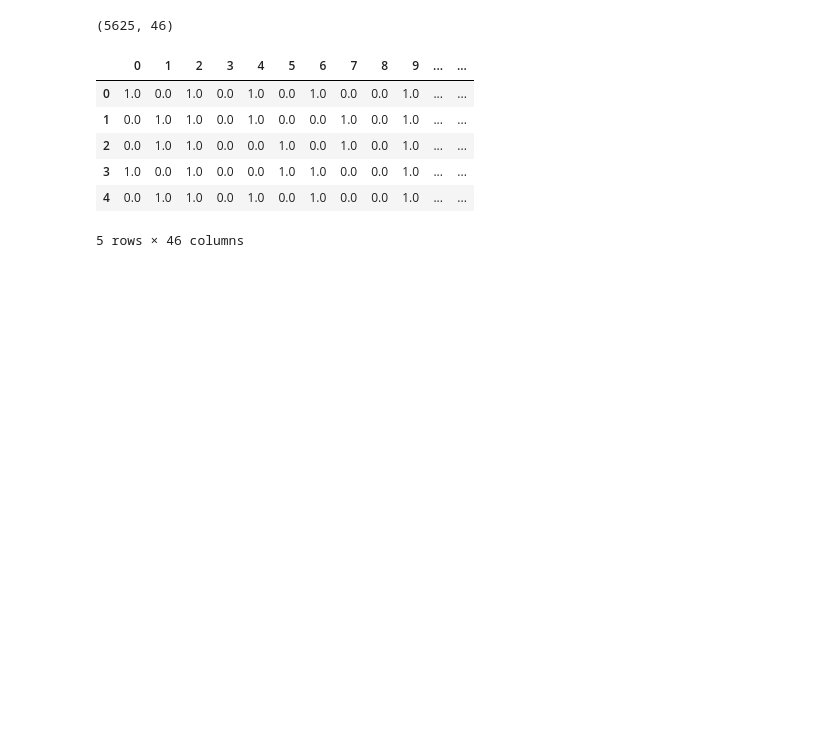
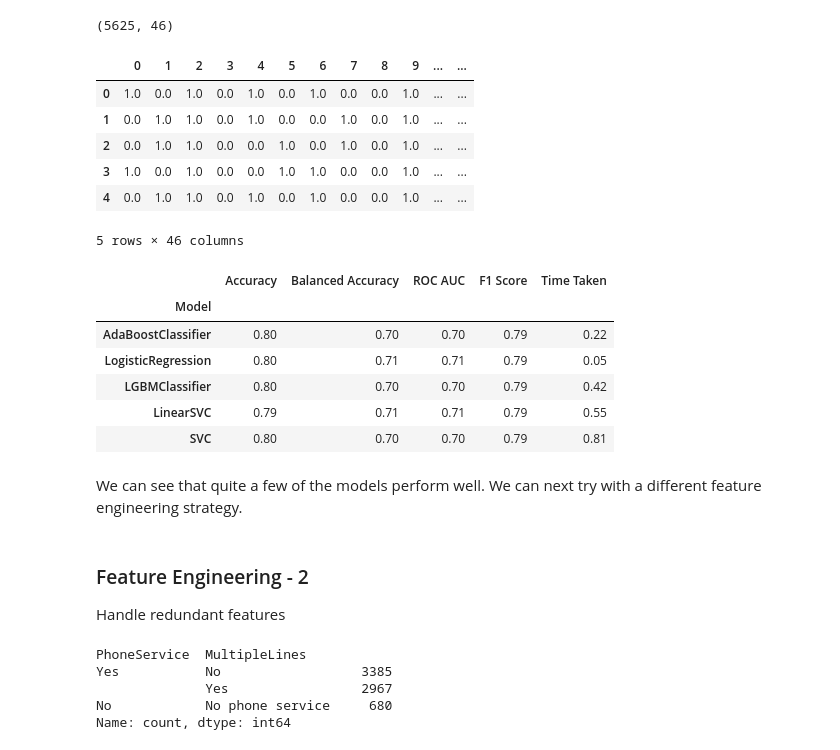
Before and after one commit to ge0rgeth0mas/telco-customer-churn, a Jupyter notebook: telco_customer_churn/modeling/model_feature_selection.ipynb, the cells around one changed output. Saved outputs shown, nothing was run; the diff lists cells and outputs as text; code cells hidden in the pictures; blank space fills up the shorter version.

Commit message:
Feature Engineering continued

```diff
--- a/telco_customer_churn/modeling/model_feature_selection.ipynb
+++ b/telco_customer_churn/modeling/model_feature_selection.ipynb
@@ -76,9 +76,9 @@ One-Hot Encoding with all features intact
 # %%
 from sklearn.model_selection import train_test_split
 
-X = data.copy().drop('Churn', axis=1)
+X1 = data.copy().drop('Churn', axis=1)
 y = data['Churn'].replace({'Yes':1, 'No': 0})
-cat_columns = X.select_dtypes(include='object').columns
-num_columns = X.select_dtypes(include='number').columns
+cat_columns = X1.select_dtypes(include='object').columns
+num_columns = X1.select_dtypes(include='number').columns
 
-X_train, X_test, y_train, y_test = train_test_split(X, y, test_size=0.2, random_state=1)
+X_train1, X_test1, y_train1, y_test1 = train_test_split(X1, y, test_size=0.2, random_state=1)
@@ -86,13 +90,13 @@ X_train, X_test, y_train, y_test = train_test_split(X, y, test_size=0.2, random_
 from sklearn.compose import ColumnTransformer
 from sklearn.preprocessing import OneHotEncoder, MinMaxScaler
 
-default_transformer = [('one-hot', OneHotEncoder(sparse_output=False), cat_columns), # One-Hot Encode categorical columns
+transformer = [('one-hot', OneHotEncoder(), cat_columns), # One-Hot Encode categorical columns
                        ('scaler', MinMaxScaler(), num_columns)] #Scale Numerical columns to lie between 0 and 1
-preprocessor = ColumnTransformer(default_transformer)
+preprocessor = ColumnTransformer(transformer)
 
-X_train_OH = preprocessor.fit_transform(X_train)
-X_test_OH = preprocessor.transform(X_test)
+X_train_OH1 = preprocessor.fit_transform(X_train1)
+X_test_OH1 = preprocessor.transform(X_test1)
 
-X_train_OH = pd.DataFrame(X_train_OH)
-X_test_OH = pd.DataFrame(X_test_OH)
+X_train_OH1 = pd.DataFrame(X_train_OH1)
+X_test_OH1 = pd.DataFrame(X_test_OH1)
 # %%
@@ -109,3 +113,35 @@ X_train_OH.head()
 | 3 | 1.0 | 0.0 | 1.0 | 0.0 | 0.0 | 1.0 | 1.0 | 0.0 | 0.0 | 1.0 | ... | ... |
 | 4 | 0.0 | 1.0 | 1.0 | 0.0 | 1.0 | 0.0 | 1.0 | 0.0 | 0.0 | 1.0 | ... | ... |
 5 rows × 46 columns
+# %%
+from lazypredict.Supervised import LazyClassifier
+
+lz_clf1 = LazyClassifier()
+
+models1, predictions1 = lz_clf1.fit(X_train_OH1, X_test_OH1, y_train1, y_test1)
+# %%
+models1.sort_values(by='F1 Score', ascending=False)[:5]
+# %% [output]
+|  | Accuracy | Balanced Accuracy | ROC AUC | F1 Score | Time Taken |
+| Model |  |  |  |  |  |
+| AdaBoostClassifier | 0.80 | 0.70 | 0.70 | 0.79 | 0.22 |
+| LogisticRegression | 0.80 | 0.71 | 0.71 | 0.79 | 0.05 |
+| LGBMClassifier | 0.80 | 0.70 | 0.70 | 0.79 | 0.42 |
+| LinearSVC | 0.79 | 0.71 | 0.71 | 0.79 | 0.55 |
+| SVC | 0.80 | 0.70 | 0.70 | 0.79 | 0.81 |
+# %% [markdown]
+We can see that quite a few of the models perform well. We can next try with a different feature engineering strategy.
+# %% [markdown]
+### Feature Engineering - 2
+
+Handle redundant features
+# %%
+phone_feats = ['PhoneService', 'MultipleLines']
+internet_feats = ['InternetService', 'OnlineSecurity', 'OnlineBackup', 'DeviceProtection', 'TechSupport', 'StreamingTV','StreamingMovies']
+data[phone_feats].value_counts()
+# %% [output]
+PhoneService  MultipleLines
+Yes           No                  3385
+              Yes                 2967
+No            No phone service     680
+Name: count, dtype: int64
```
Also changed, not shown: parts of 32 cells of this notebook, 1 other file.
